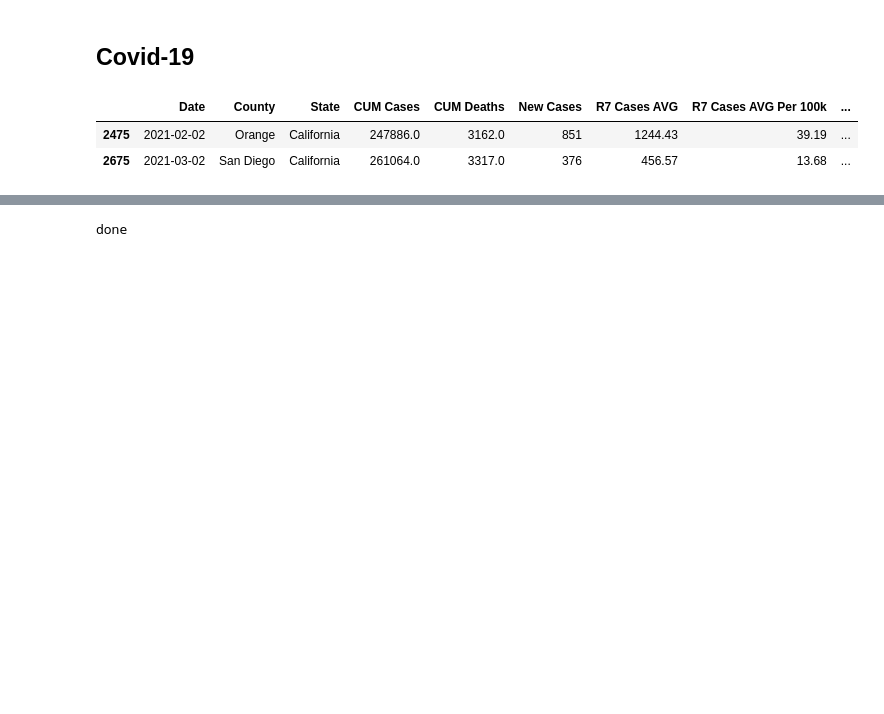
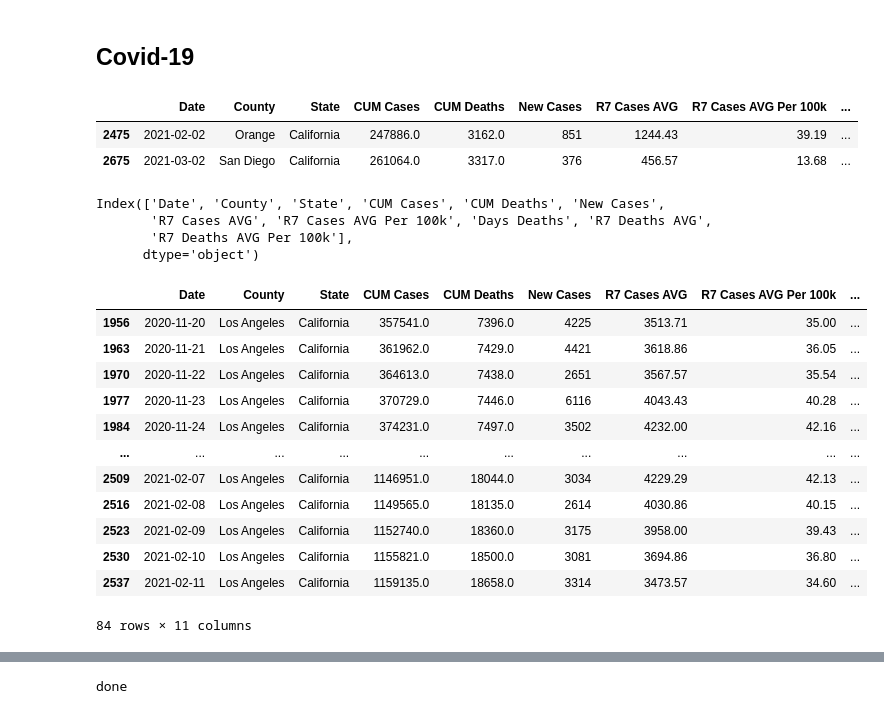
Before and after one commit to adityahpatel/SIADS691-Covid-Real-Estate, a Jupyter notebook: EDA_4_report.ipynb, the cells around one changed output, grey strips where cells are left out. Drawn from its saved outputs; the diff is of its cells as text; code cells hidden in the pictures; blank space fills up the shorter version.

```diff
--- a/EDA_4_report.ipynb
+++ b/EDA_4_report.ipynb
@@ -184,0 +224,25 @@ covid.sample(2)
+# %%
+covid.columns
+# %% [output]
+Index(['Date', 'County', 'State', 'CUM Cases', 'CUM Deaths', 'New Cases',
+       'R7 Cases AVG', 'R7 Cases AVG Per 100k', 'Days Deaths', 'R7 Deaths AVG',
+       'R7 Deaths AVG Per 100k'],
+      dtype='object')
+# %%
+filtered_covid = covid[covid.County.isin(['San Francisco','Los Angeles'])][['Date','R7 Cases AVG Per 100k','County']]
+# %%
+filtered_covid[(filtered_covid['R7 Cases AVG Per 100k'] > 34) & (covid.County == 'Los Angeles')]
+# %% [output]
+|  | Date | County | State | CUM Cases | CUM Deaths | New Cases | R7 Cases AVG | R7 Cases AVG Per 100k | ... |
+| 1956 | 2020-11-20 | Los Angeles | California | 357541.0 | 7396.0 | 4225 | 3513.71 | 35.00 | ... |
+| 1963 | 2020-11-21 | Los Angeles | California | 361962.0 | 7429.0 | 4421 | 3618.86 | 36.05 | ... |
+| 1970 | 2020-11-22 | Los Angeles | California | 364613.0 | 7438.0 | 2651 | 3567.57 | 35.54 | ... |
+| 1977 | 2020-11-23 | Los Angeles | California | 370729.0 | 7446.0 | 6116 | 4043.43 | 40.28 | ... |
+| 1984 | 2020-11-24 | Los Angeles | California | 374231.0 | 7497.0 | 3502 | 4232.00 | 42.16 | ... |
+| ... | ... | ... | ... | ... | ... | ... | ... | ... | ... |
+| 2509 | 2021-02-07 | Los Angeles | California | 1146951.0 | 18044.0 | 3034 | 4229.29 | 42.13 | ... |
+| 2516 | 2021-02-08 | Los Angeles | California | 1149565.0 | 18135.0 | 2614 | 4030.86 | 40.15 | ... |
+| 2523 | 2021-02-09 | Los Angeles | California | 1152740.0 | 18360.0 | 3175 | 3958.00 | 39.43 | ... |
+| 2530 | 2021-02-10 | Los Angeles | California | 1155821.0 | 18500.0 | 3081 | 3694.86 | 36.80 | ... |
+| 2537 | 2021-02-11 | Los Angeles | California | 1159135.0 | 18658.0 | 3314 | 3473.57 | 34.60 | ... |
+84 rows × 11 columns
```
Also changed, not shown: parts of 16 cells of this notebook, 8 other files.
